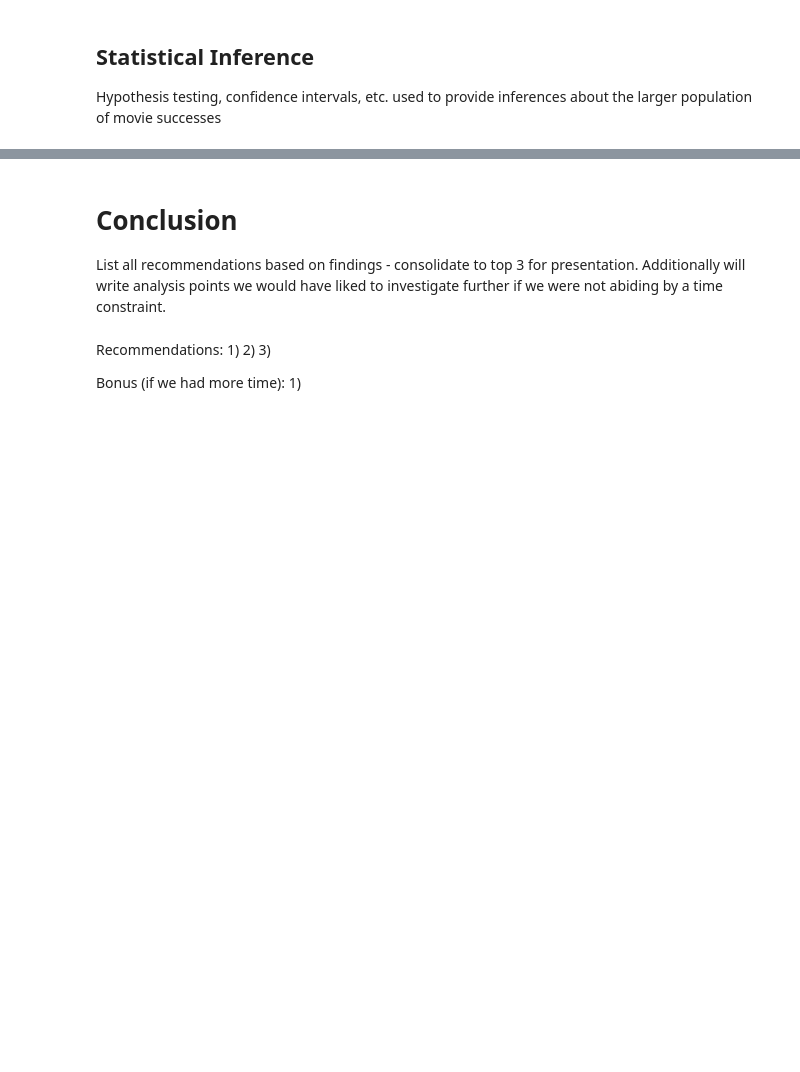
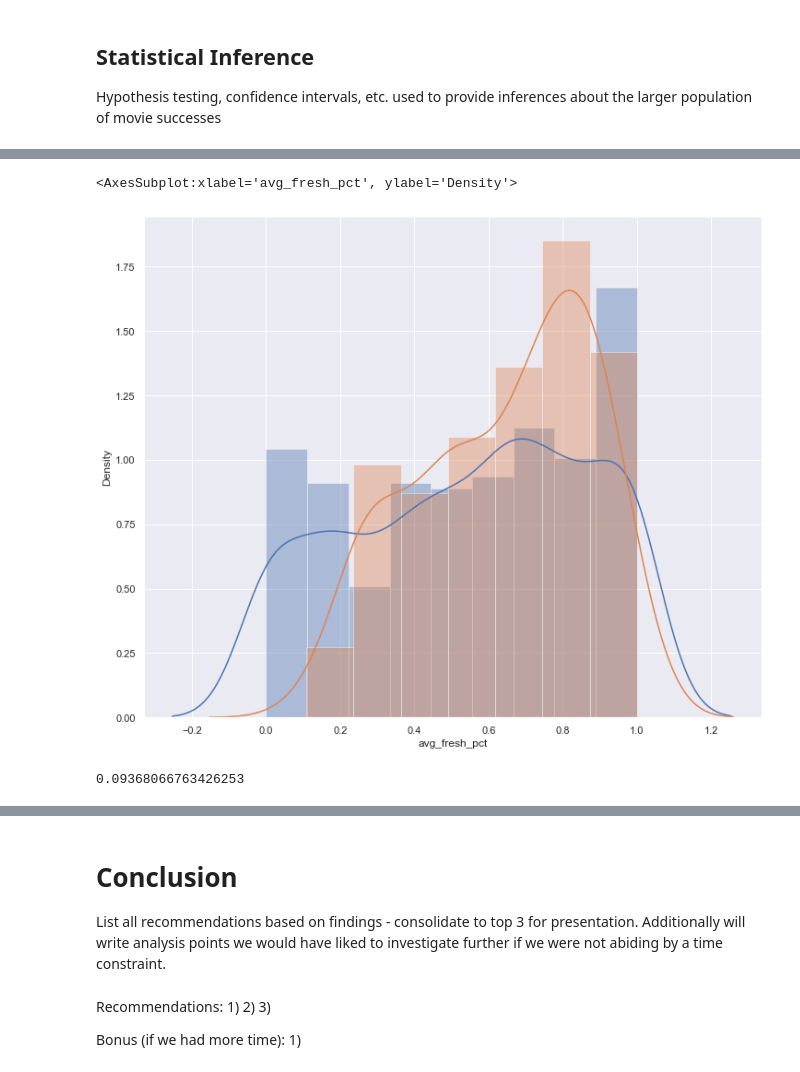
Before and after one commit to Brandon-Meyer0/git-dat-money, a Jupyter notebook: Capstone Group 1A.ipynb, the cells around one changed output, grey strips where cells are left out. Drawn from its saved outputs; the diff is of its cells as text; code cells hidden in the pictures; blank space fills up the shorter version.

```diff
--- a/Capstone Group 1A.ipynb
+++ b/Capstone Group 1A.ipynb
@@ -716,0 +921,3 @@ Hypothesis testing, confidence intervals, etc. used to provide inferences about
+# %%
+control = dir_eval.loc[dir_eval['num_movies'] < 2]['avg_fresh_pct']
+experimental = dir_eval.loc[dir_eval['num_movies'] >= 2]['avg_fresh_pct']
@@ -716,0 +954,14 @@ Hypothesis testing, confidence intervals, etc. used to provide inferences about
+# %%
+sns.set(color_codes=True)
+sns.set(rc={'figure.figsize':(12,10)})
+sns.distplot(control) # Blue distribution
+sns.distplot(experimental) # Green distribution
+# %% [output]
+<AxesSubplot:xlabel='avg_fresh_pct', ylabel='Density'>
+[figure, added]
+# %%
+control.mean()
+experimental.mean()
+experimental.mean() - control.mean()
+# %% [output]
+0.09368066763426253
```
Also changed, not shown: parts of 31 cells of this notebook.
